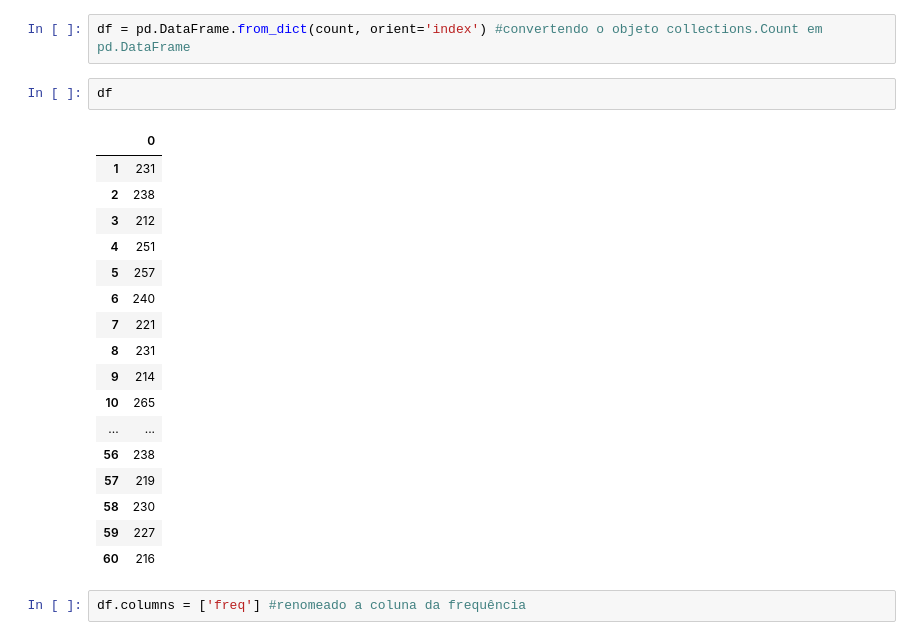
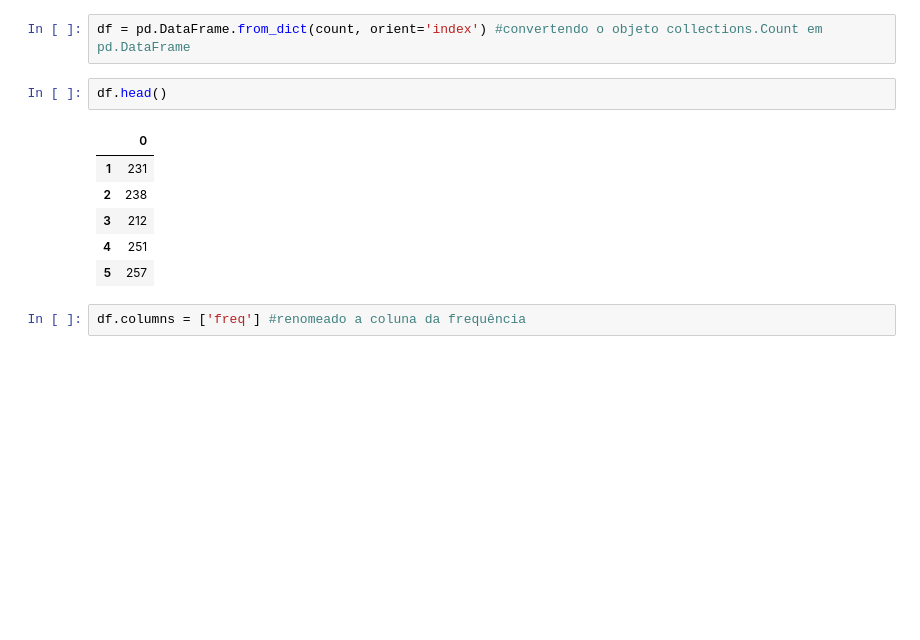
Before and after one commit to ElizeuS/Sorteios_MegaSena, a Jupyter notebook: MegaSena - Predicts.ipynb, the cells around one changed output. Drawn from its saved outputs; the diff is of its cells as text; blank space fills up the shorter version.

```diff
--- a/MegaSena - Predicts.ipynb
+++ b/MegaSena - Predicts.ipynb
@@ -59,25 +126,14 @@ collections.Counter
 # %%
 df = pd.DataFrame.from_dict(count, orient='index') #convertendo o objeto collections.Count em pd.DataFrame
 # %%
-df
+df.head()
 # %% [output]
 |  | 0 |
 | 1 | 231 |
 | 2 | 238 |
 | 3 | 212 |
 | 4 | 251 |
 | 5 | 257 |
-| 6 | 240 |
-| 7 | 221 |
-| 8 | 231 |
-| 9 | 214 |
-| 10 | 265 |
-| ... | ... |
-| 56 | 238 |
-| 57 | 219 |
-| 58 | 230 |
-| 59 | 227 |
-| 60 | 216 |
 # %%
 df.columns = ['freq'] #renomeado a coluna da frequência
 # %%
```
Also changed, not shown: parts of 11 cells of this notebook, 1 other file.
